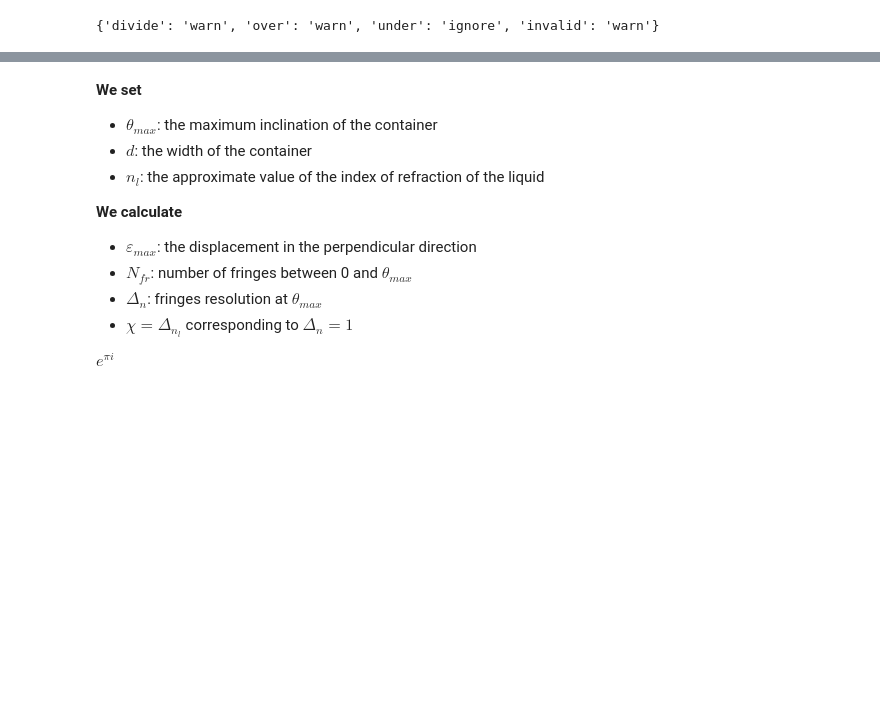
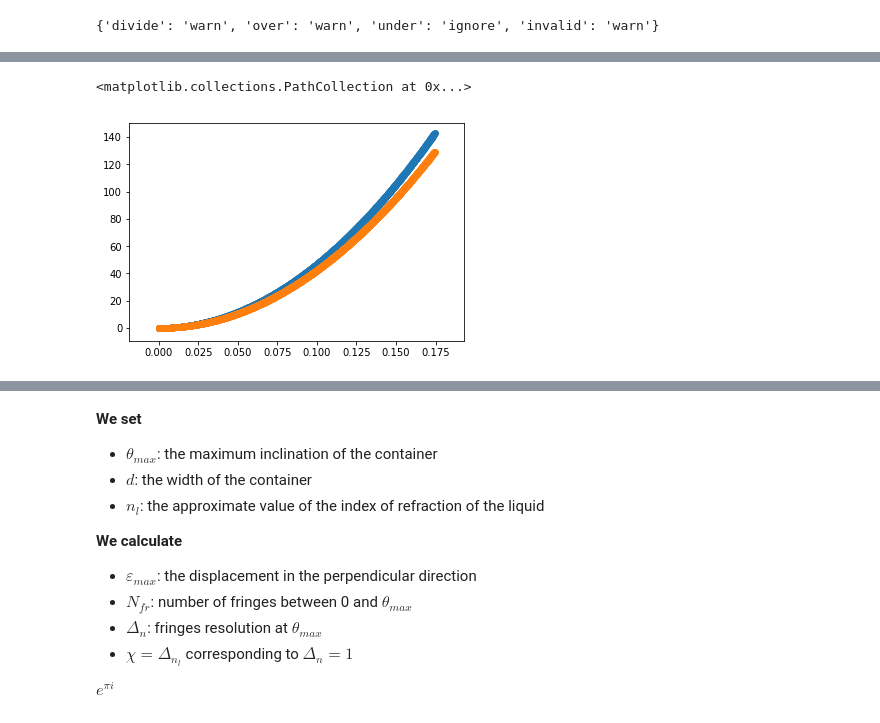
Before and after one commit to jacopok/interferometry, a Jupyter notebook: Interferometry.ipynb, the cells around one changed output, grey strips where cells are left out. Drawn from its saved outputs; the diff is of its cells as text; code cells hidden in the pictures; blank space fills up the shorter version.

```diff
--- a/Interferometry.ipynb
+++ b/Interferometry.ipynb
@@ -156,0 +217,8 @@ plt.scatter(theta_array[0:first_fringes],
+# %%
+plt.scatter(theta_array,
+            fringes_difference_medium(theta_array, d, n_l, wavelength))
+plt.scatter(theta_array,
+            fringes_difference_medium(theta_array, 2*delta, n_g, wavelength))
+# %% [output]
+<matplotlib.collections.PathCollection at 0x...>
+[figure, added]
```
Also changed, not shown: parts of 15 cells of this notebook, 1 other file.
